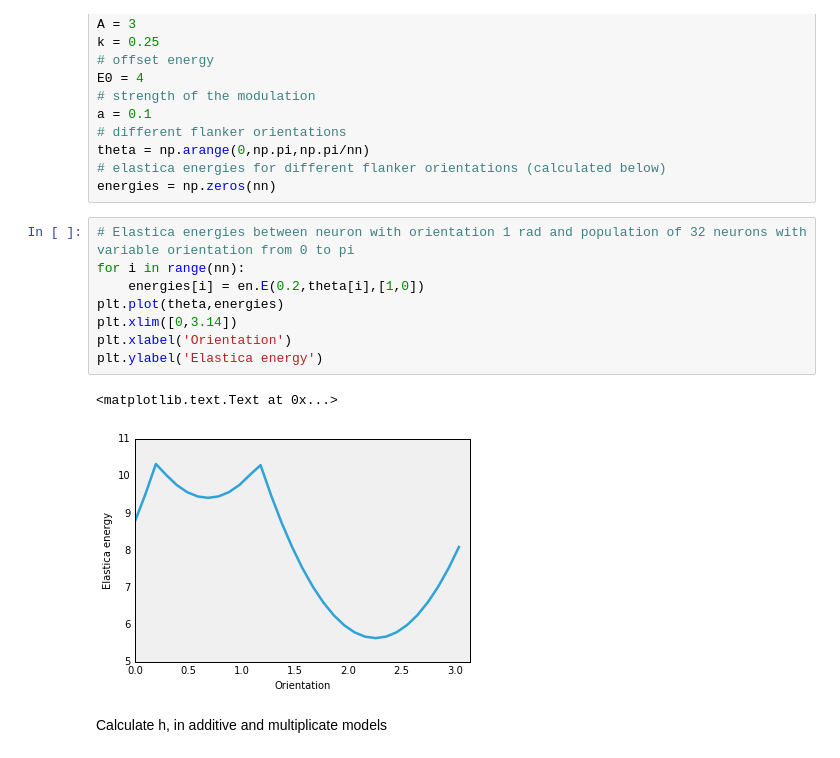
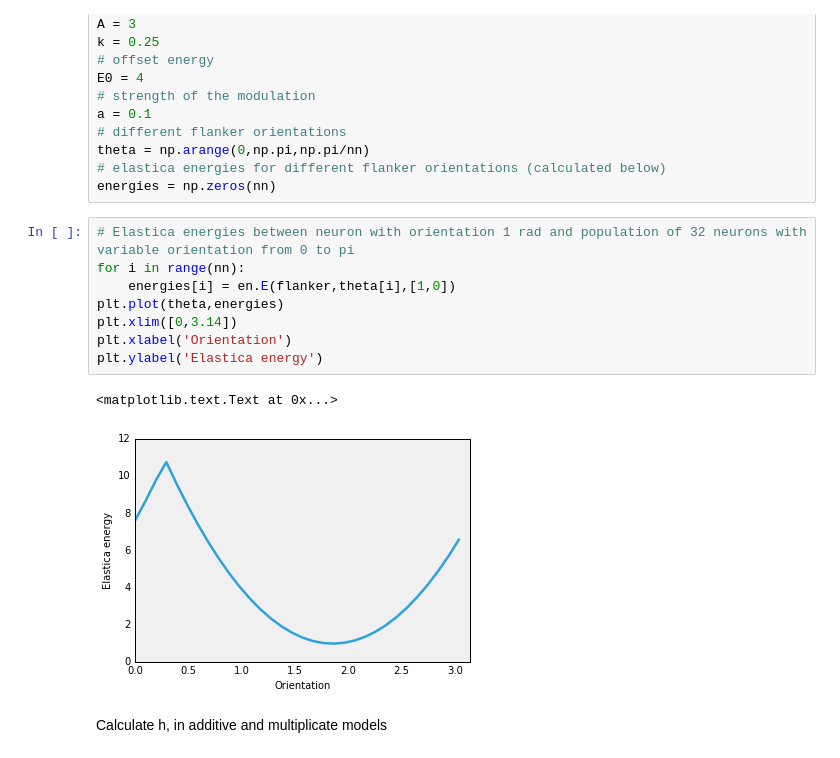
Before and after one commit to masenov/HonoursProject, a Jupyter notebook: Python/Experiments_1.ipynb, the cells around one changed output. Cells and saved outputs as stored; diff of their text form.

```diff
--- a/Python/Experiments_1.ipynb
+++ b/Python/Experiments_1.ipynb
@@ -45,14 +45,14 @@ energies = np.zeros(nn)
 # %%
 # Elastica energies between neuron with orientation 1 rad and population of 32 neurons with variable orientation from 0 to pi
 for i in range(nn):
-    energies[i] = en.E(0.2,theta[i],[1,0])
+    energies[i] = en.E(flanker,theta[i],[1,0])
 plt.plot(theta,energies)
 plt.xlim([0,3.14])
 plt.xlabel('Orientation')
 plt.ylabel('Elastica energy')
 # %% [output]
 <matplotlib.text.Text at 0x...>
-[figure, old version]
+[figure, new version]
 # %% [markdown]
 Calculate h, in additive and multiplicate models
 # %%
```
Also changed, not shown: 6 other files.
